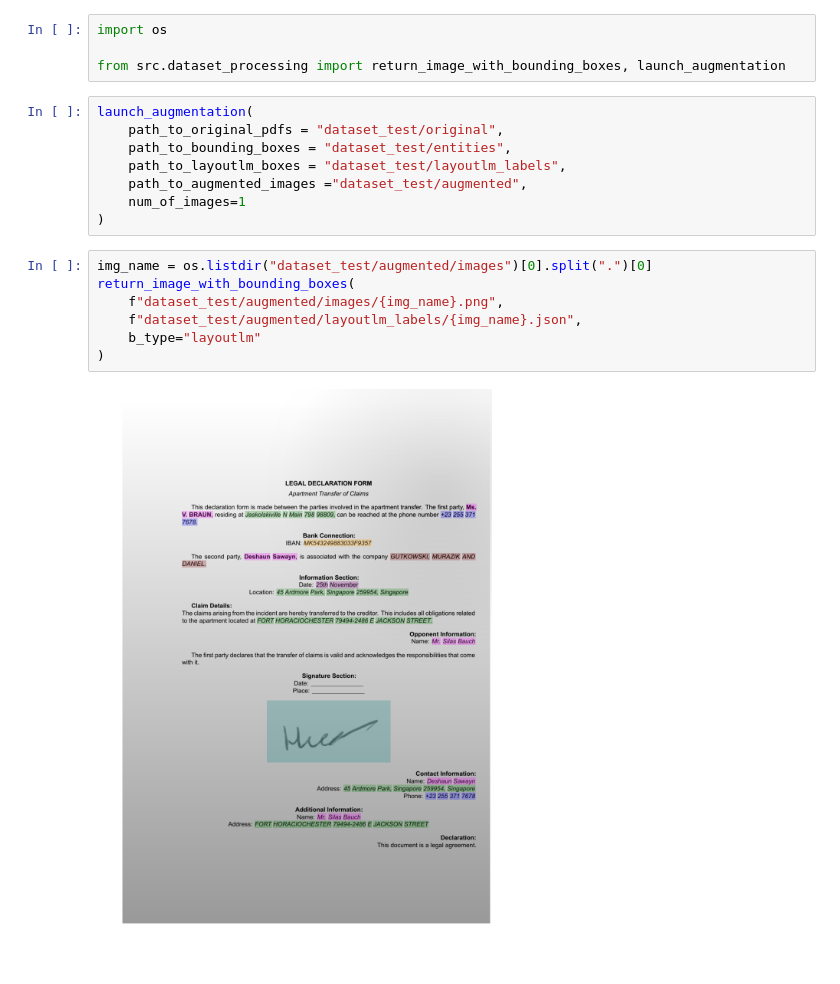
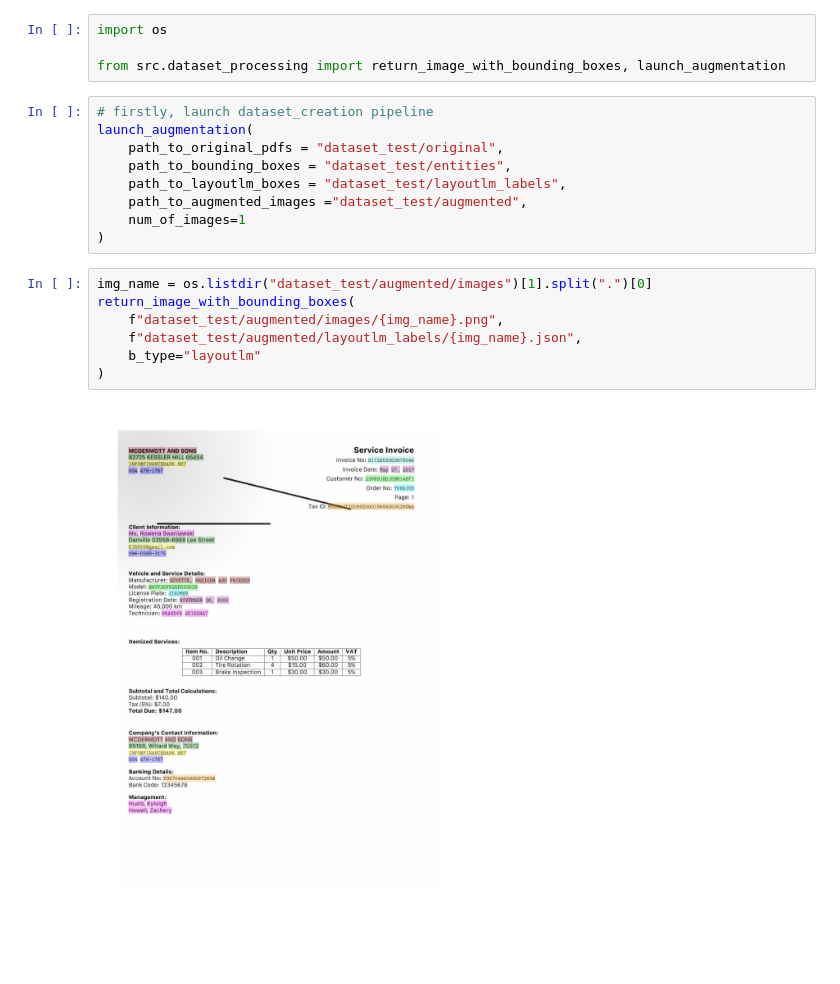
Before and after one commit to AleksandraSorokovikova/document-anonymization, a Jupyter notebook: augmentation.ipynb, the cells around one changed output. Saved outputs shown, nothing was run; the diff lists cells and outputs as text.

```diff
--- a/augmentation.ipynb
+++ b/augmentation.ipynb
@@ -3,6 +3,7 @@ import os
 
 from src.dataset_processing import return_image_with_bounding_boxes, launch_augmentation
 # %%
+# firstly, launch dataset_creation pipeline
 launch_augmentation(
     path_to_original_pdfs = "dataset_test/original",
     path_to_bounding_boxes = "dataset_test/entities",
@@ -11,11 +12,11 @@ launch_augmentation(
     num_of_images=1
 )
 # %%
-img_name = os.listdir("dataset_test/augmented/images")[0].split(".")[0]
+img_name = os.listdir("dataset_test/augmented/images")[1].split(".")[0]
 return_image_with_bounding_boxes(
     f"dataset_test/augmented/images/{img_name}.png",
     f"dataset_test/augmented/layoutlm_labels/{img_name}.json",
     b_type="layoutlm"
 )
 # %% [output]
-[figure, old version]
+[figure, new version]
```
Also changed, not shown: 10 other files.
